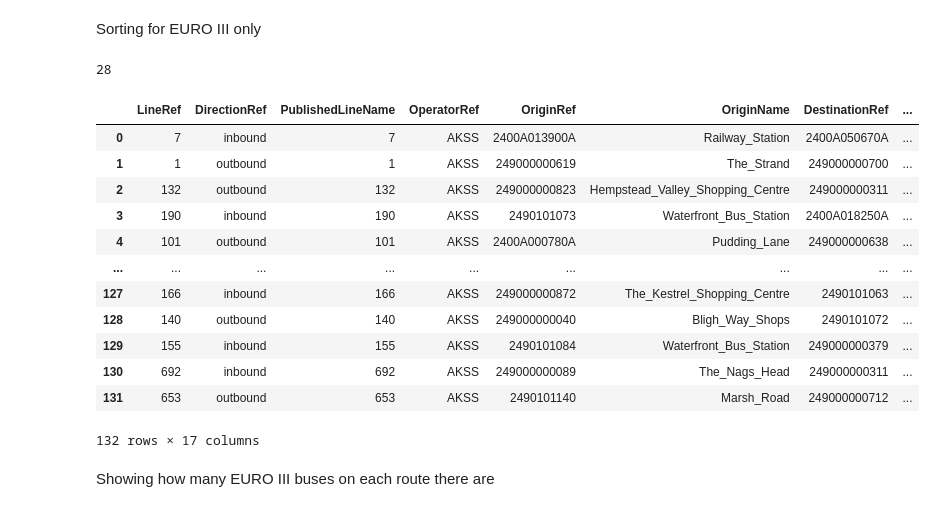
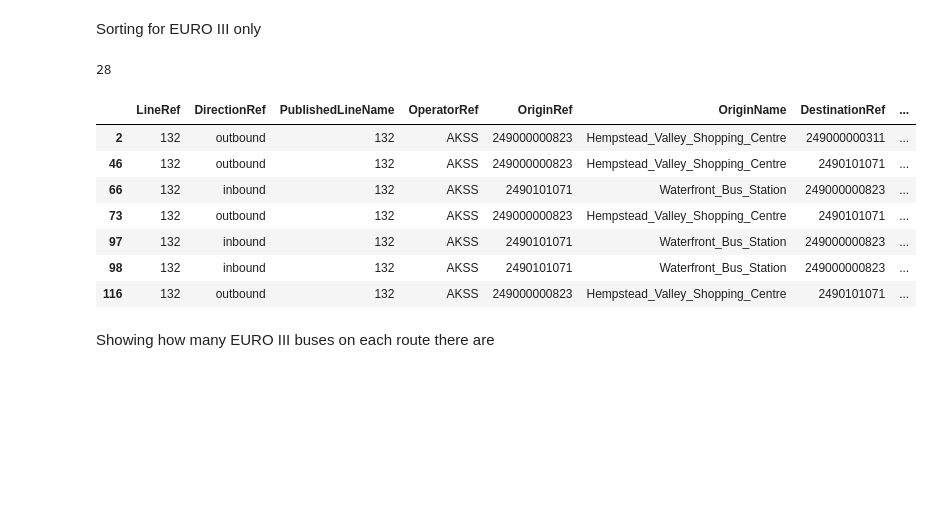
Before and after one commit to JackSandford/ECK, a Jupyter notebook: Self_data_project.ipynb, the cells around one changed output. Saved outputs shown, nothing was run; the diff lists cells and outputs as text; code cells hidden in the pictures; blank space fills up the shorter version.

```diff
--- a/Self_data_project.ipynb
+++ b/Self_data_project.ipynb
@@ -73,7 +73,7 @@ def types_of_buses():
   #return percentage3
 types_of_buses()
 
-mvj = pd.json_normalize(ohod.MonitoredVehicleJourney)
+v
 ext = pd.json_normalize(ohod.Extensions)
 
 #display(euro3regs)
@@ -84,34 +84,29 @@ Sorting for EURO III only
 # %%
 def euro_class_only(df, euro):
   euroxbuses = []
   euroxregslist = []
   mvj = pd.json_normalize(df.MonitoredVehicleJourney)
   euroxregs = regs[regs['Emission Class'] == euro]
   for reg in euroxregs['Last tracked']:
     euroxregslist.append(reg)
   euroxbuses = mvj[mvj['VehicleRef'].isin(euroxregslist)]
   return euroxbuses
 
 euro3_buses = euro_class_only(ohod, 'EURO III')
 print(len(euro3_buses))
 
-display(mvj)
+display(mvj[mvj['LineRef'] == '132'])
 #mvj['LineRef'].value_counts()
 # %% [output]
 28
 |  | LineRef | DirectionRef | PublishedLineName | OperatorRef | OriginRef | OriginName | DestinationRef | ... |
-| 0 | 7 | inbound | 7 | AKSS | 2400A013900A | Railway_Station | 2400A050670A | ... |
-| 1 | 1 | outbound | 1 | AKSS | 249000000619 | The_Strand | 249000000700 | ... |
 | 2 | 132 | outbound | 132 | AKSS | 249000000823 | Hempstead_Valley_Shopping_Centre | 249000000311 | ... |
-| 3 | 190 | inbound | 190 | AKSS | 2490101073 | Waterfront_Bus_Station | 2400A018250A | ... |
-| 4 | 101 | outbound | 101 | AKSS | 2400A000780A | Pudding_Lane | 249000000638 | ... |
-| ... | ... | ... | ... | ... | ... | ... | ... | ... |
-| 127 | 166 | inbound | 166 | AKSS | 249000000872 | The_Kestrel_Shopping_Centre | 2490101063 | ... |
-| 128 | 140 | outbound | 140 | AKSS | 249000000040 | Bligh_Way_Shops | 2490101072 | ... |
-| 129 | 155 | inbound | 155 | AKSS | 2490101084 | Waterfront_Bus_Station | 249000000379 | ... |
-| 130 | 692 | inbound | 692 | AKSS | 249000000089 | The_Nags_Head | 249000000311 | ... |
-| 131 | 653 | outbound | 653 | AKSS | 2490101140 | Marsh_Road | 249000000712 | ... |
+| 46 | 132 | outbound | 132 | AKSS | 249000000823 | Hempstead_Valley_Shopping_Centre | 2490101071 | ... |
+| 66 | 132 | inbound | 132 | AKSS | 2490101071 | Waterfront_Bus_Station | 249000000823 | ... |
+| 73 | 132 | outbound | 132 | AKSS | 249000000823 | Hempstead_Valley_Shopping_Centre | 2490101071 | ... |
+| 97 | 132 | inbound | 132 | AKSS | 2490101071 | Waterfront_Bus_Station | 249000000823 | ... |
+| 98 | 132 | inbound | 132 | AKSS | 2490101071 | Waterfront_Bus_Station | 249000000823 | ... |
+| 116 | 132 | outbound | 132 | AKSS | 249000000823 | Hempstead_Valley_Shopping_Centre | 2490101071 | ... |
-132 rows × 17 columns
 # %% [markdown]
 Showing how many EURO III buses on each route there are
 # %%
```
Also changed, not shown: parts of 4 cells of this notebook.
